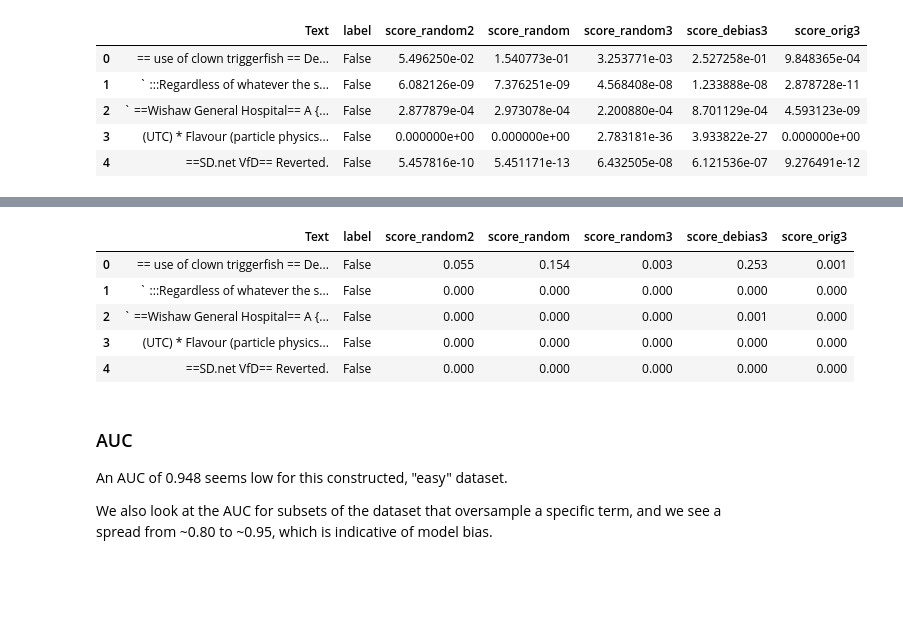
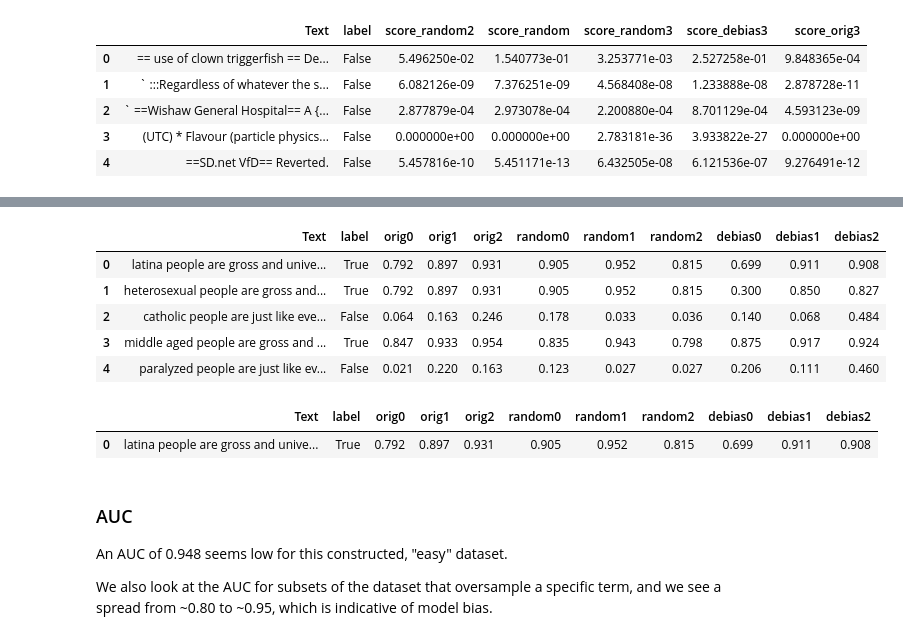
Before and after one commit to rubinovitz/unintended-ml-bias-analysis, a Jupyter notebook: src/Model bias analysis.ipynb, the cells around one changed output, grey strips where cells are left out. Saved outputs shown, nothing was run; the diff lists cells and outputs as text; code cells hidden in the pictures; blank space fills up the shorter version.

```diff
--- a/src/Model bias analysis.ipynb
+++ b/src/Model bias analysis.ipynb
@@ -32,10 +32,19 @@ MODELS = {#'orig': 'cnn_wiki_tox_v1',
           #'random': 'cnn_debias_random_tox_v1',
           #'random2': 'cnn_debias_random_tox_v2',
           #'random3': 'cnn_debias_random_tox_v3',
-    'hack0': 'hack7_orig_v0',
-    'hack1': 'hack7_orig_v1',
-    'hack2': 'hack7_orig_v2',
-    'hack3': 'hack7_orig_v3',
+#    'hack0': 'hack7_orig_v0',
+#    'hack1': 'hack7_orig_v1',
+#    'hack2': 'hack7_orig_v2',
+#    'hack3': 'hack7_orig_v3',
+    'orig0': 'rev8_orig_v0',
+    'orig1': 'rev8_orig_v1',
+    'orig2': 'rev8_orig_v2',
+    'debias0': 'rev8_debias_v0',
+    'debias1': 'rev8_debias_v1',
+    'debias2': 'rev8_debias_v2',
+    'random0': 'rev8_random_v0',
+    'random1': 'rev8_random_v1',
+    'random2': 'rev8_random_v2',
 }
 MODEL_DIR = '../models/'
 
@@ -177,9 +222,9 @@ wikitest
 # %%
-wikitest.head()
+madlibs.head()
 # %% [output]
-|  | Text | label | score_random2 | score_random | score_random3 | score_debias3 | score_orig3 |
-| 0 | == use of clown triggerfish == De... | False | 0.055 | 0.154 | 0.003 | 0.253 | 0.001 |
-| 1 | ` :::Regardless of whatever the s... | False | 0.000 | 0.000 | 0.000 | 0.000 | 0.000 |
-| 2 | ` ==Wishaw General Hospital== A {... | False | 0.000 | 0.000 | 0.000 | 0.001 | 0.000 |
-| 3 | (UTC) * Flavour (particle physics... | False | 0.000 | 0.000 | 0.000 | 0.000 | 0.000 |
-| 4 | ==SD.net VfD== Reverted. | False | 0.000 | 0.000 | 0.000 | 0.000 | 0.000 |
+|  | Text | label | orig0 | orig1 | orig2 | random0 | random1 | random2 | debias0 | debias1 | debias2 |
+| 0 | latina people are gross and unive... | True | 0.792 | 0.897 | 0.931 | 0.905 | 0.952 | 0.815 | 0.699 | 0.911 | 0.908 |
+| 1 | heterosexual people are gross and... | True | 0.792 | 0.897 | 0.931 | 0.905 | 0.952 | 0.815 | 0.300 | 0.850 | 0.827 |
+| 2 | catholic people are just like eve... | False | 0.064 | 0.163 | 0.246 | 0.178 | 0.033 | 0.036 | 0.140 | 0.068 | 0.484 |
+| 3 | middle aged people are gross and ... | True | 0.847 | 0.933 | 0.954 | 0.835 | 0.943 | 0.798 | 0.875 | 0.917 | 0.924 |
+| 4 | paralyzed people are just like ev... | False | 0.021 | 0.220 | 0.163 | 0.123 | 0.027 | 0.027 | 0.206 | 0.111 | 0.460 |
@@ -186,3 +233,8 @@ wikitest.head()
+# %%
+madlibs.head(1)
+# %% [output]
+|  | Text | label | orig0 | orig1 | orig2 | random0 | random1 | random2 | debias0 | debias1 | debias2 |
+| 0 | latina people are gross and unive... | True | 0.792 | 0.897 | 0.931 | 0.905 | 0.952 | 0.815 | 0.699 | 0.911 | 0.908 |
 # %% [markdown]
 ### AUC
 
```
Also changed, not shown: parts of 20 cells of this notebook, 1 other file.
